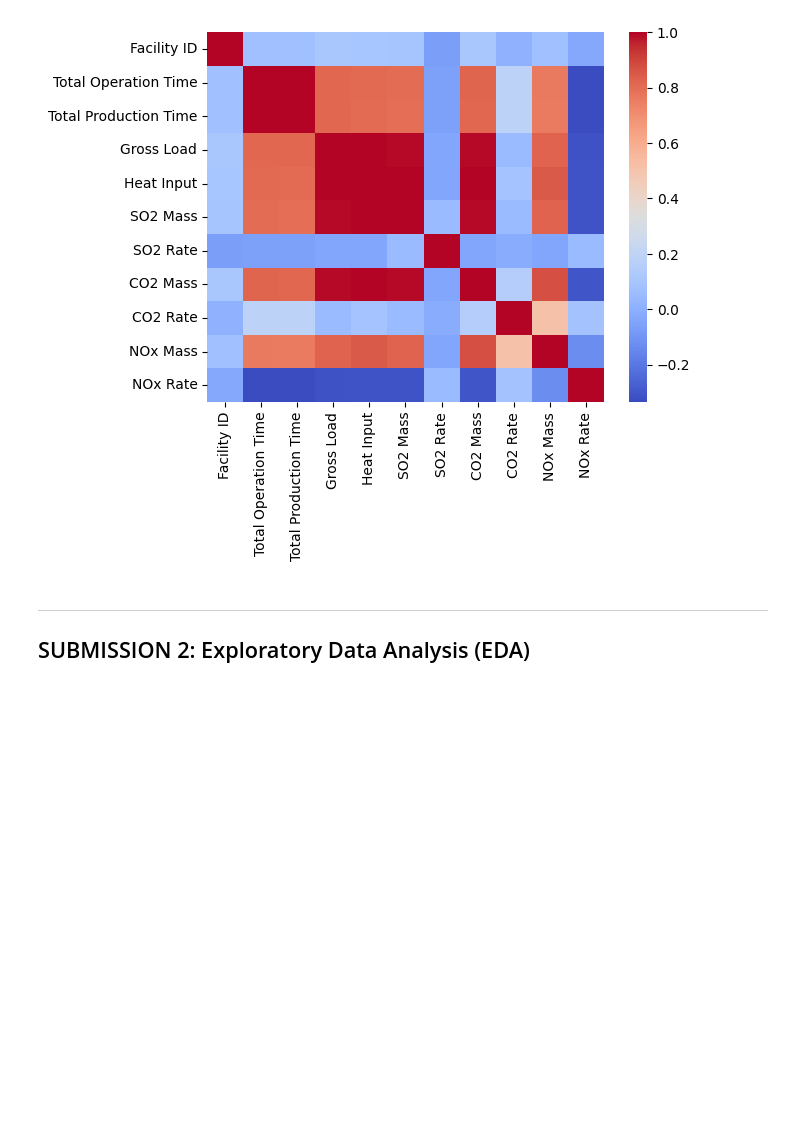
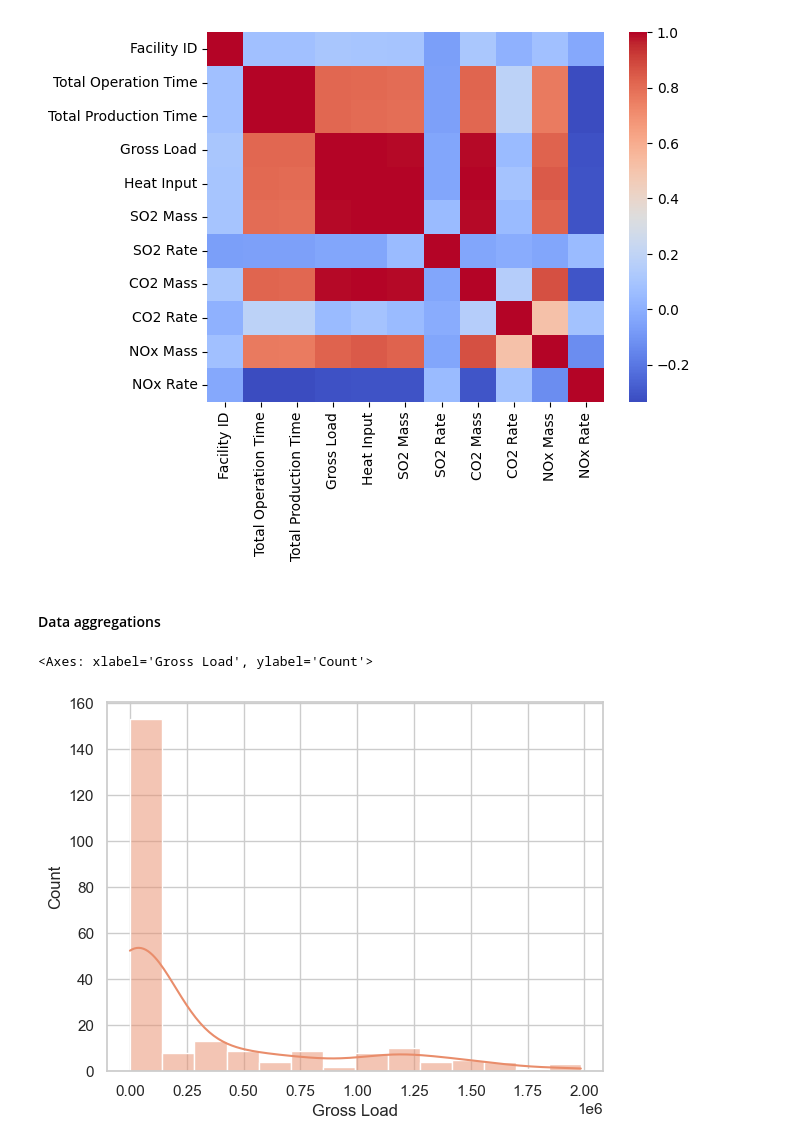
Before and after one commit to paulsoriiiano/power-sector-emissions-analysis, a Jupyter notebook: notebook.ipynb, the cells around one changed output. Drawn from its saved outputs; the diff is of its cells as text; code cells hidden in the pictures; blank space fills up the shorter version.

```diff
--- a/notebook.ipynb
+++ b/notebook.ipynb
@@ -327,7 +327,7 @@ Stoker                            1
 Name: count, dtype: int64
 # %%
 # Change Unit Type into a categorical type
-clean_df['Unit Type'] = df['Unit Type'].astype('category')
+clean_df['Unit Type'] = clean_df['Unit Type'].astype('category')
 clean_df['Unit Type'].cat.categories
 # %% [output]
 Index(['Combined cycle', 'Combustion turbine', 'Dry bottom wall-fired boiler',
@@ -335,13 +335,13 @@ Index(['Combined cycle', 'Combustion turbine', 'Dry bottom wall-fired boiler',
       dtype='object')
 # %%
 # Change Primary Fuel Type into a categorical type
-clean_df['Primary Fuel Type'] = df['Primary Fuel Type'].astype('category')
+clean_df['Primary Fuel Type'] = clean_df['Primary Fuel Type'].astype('category')
 clean_df['Primary Fuel Type'].cat.categories
 # %% [output]
 Index(['Natural Gas', 'Other Gas', 'Pipeline Natural Gas', 'Wood'], dtype='object')
 # %%
 # Change Primary Fuel Type into a categorical type
-clean_df['Secondary Fuel Type'] = df['Secondary Fuel Type'].astype('category')
+clean_df['Secondary Fuel Type'] = clean_df['Secondary Fuel Type'].astype('category')
 clean_df['Secondary Fuel Type'].cat.categories
 # %% [output]
 Index(['Diesel Oil', 'Other Gas', 'Residual Oil'], dtype='object')
@@ -377,6 +391,10 @@ sns.heatmap(clean_df.corr(numeric_only=True), cmap='coolwarm')
 # %% [output]
 <Axes: >
 [figure]
-# %% [markdown]
-___
-## SUBMISSION 2: Exploratory Data Analysis (EDA)
+# %% [markdown]
+#### Data aggregations
+# %%
+sns.histplot(data=clean_df, x='Gross Load', kde=True)
+# %% [output]
+<Axes: xlabel='Gross Load', ylabel='Count'>
+[figure, added]
```
Also changed, not shown: parts of 24 cells of this notebook.
